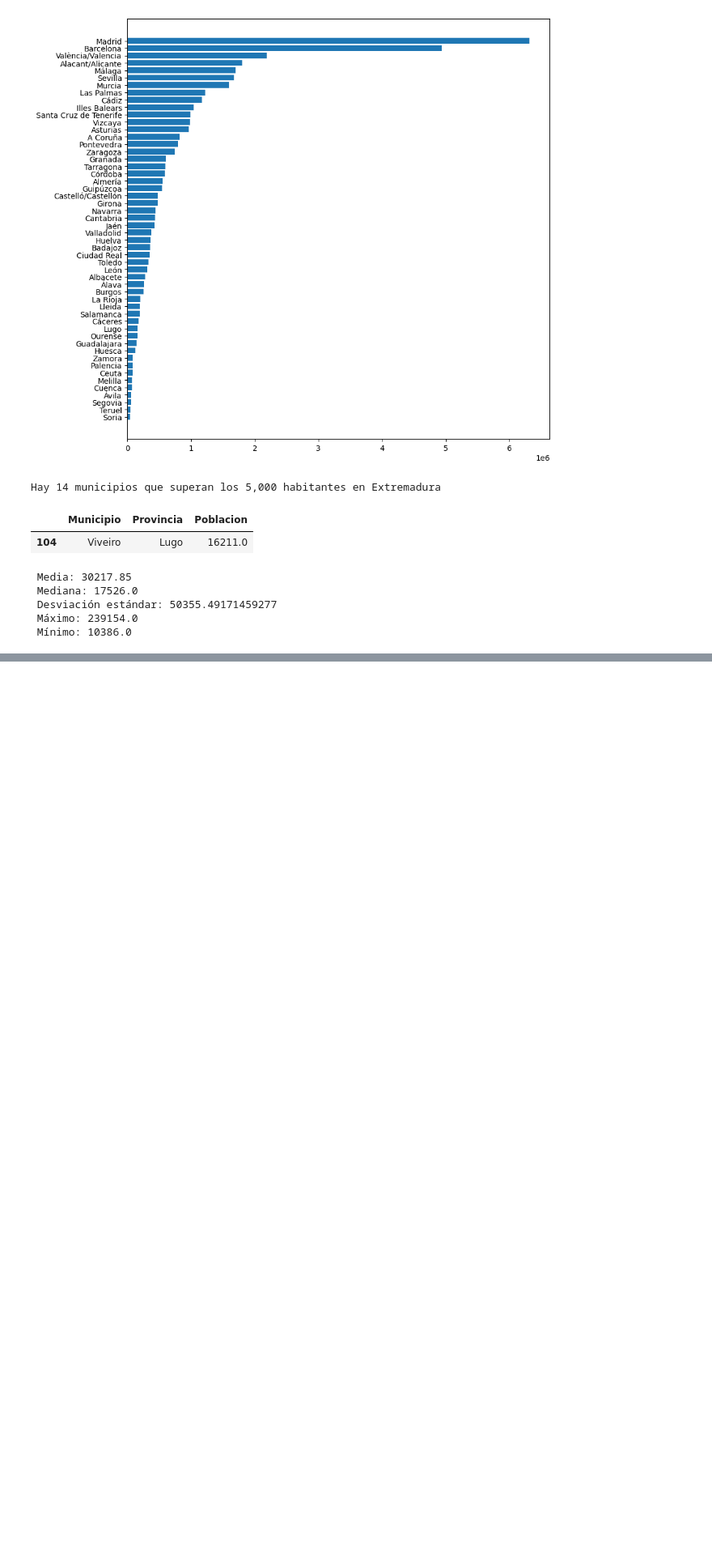
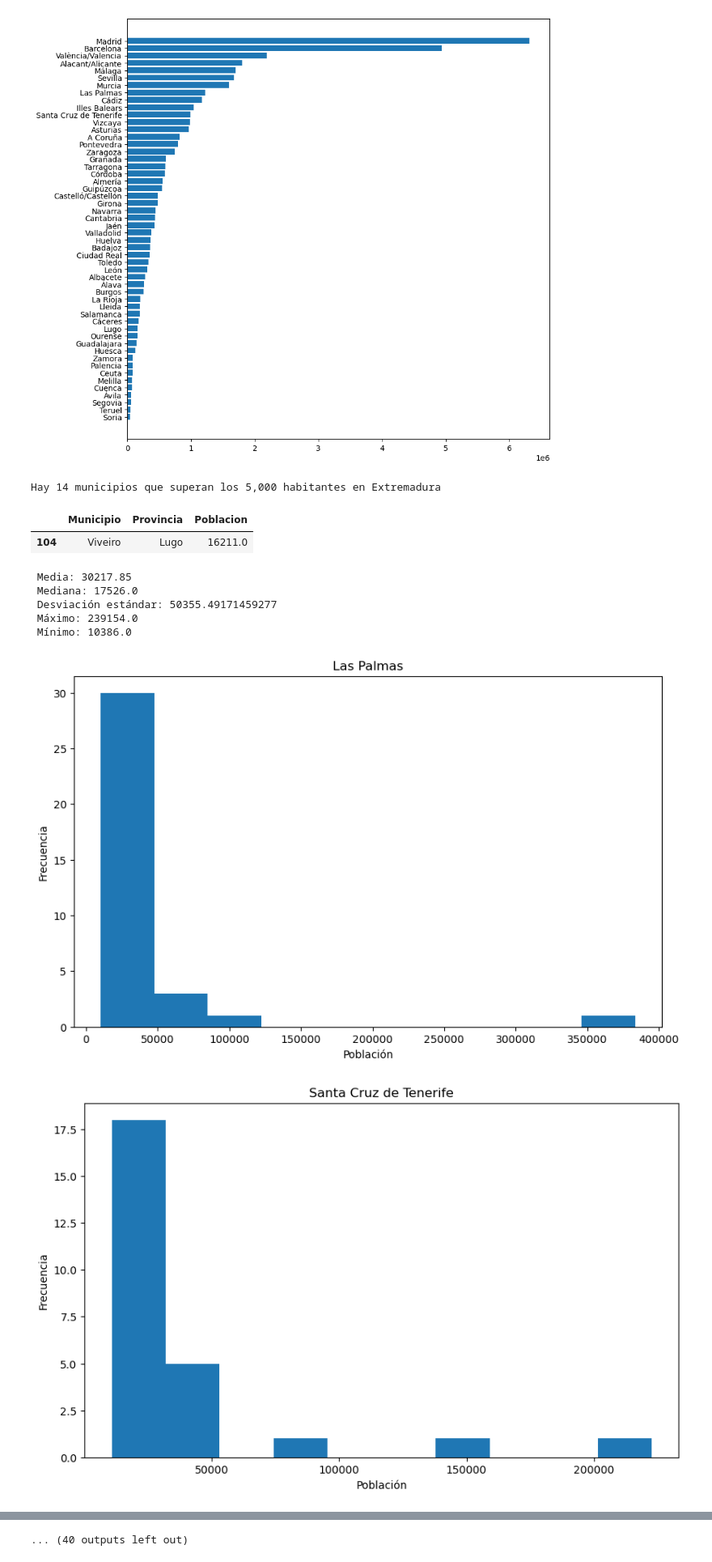
Before and after one commit to jerson8a/jupyter-lab3, a Jupyter notebook: Lab3 - Jerson Ochoa.ipynb, the cells around one changed output, grey strips where cells are left out. Shown at 81% size. Drawn from its saved outputs; the diff is of its cells as text; code cells hidden in the pictures; blank space fills up the shorter version.

```diff
--- a/Lab3 - Jerson Ochoa.ipynb
+++ b/Lab3 - Jerson Ochoa.ipynb
@@ -189,3 +189,19 @@ print(" Media: {} \n Mediana: {} \n Desviación estándar: {} \n Máximo: {} \n
  Desviación estándar: 50355.49171459277
  Máximo: 239154.0
  Mínimo: 10386.0
+# %%
+# 6. Realice un histograma con la población de los municipios para cada una de las provincias
+
+provincias = data["Provincia"].unique()
+
+for i in provincias:
+    dataForHist = data.loc[data["Provincia"] == i][["Municipio","Poblacion"]]
+    plt.subplots(1, 1, figsize=(10,6))
+    plt.hist(dataForHist["Poblacion"])
+    plt.xlabel("Población")
+    plt.ylabel("Frecuencia")
+    plt.title(i)
+    plt.show()
+# %% [output]
+[figure, added]
+[figure, added]
@@ -191,0 +218 @@ print(" Media: {} \n Mediana: {} \n Desviación estándar: {} \n Máximo: {} \n
+... (40 outputs left out)
```
Also changed, not shown: parts of 1 cell of this notebook.
